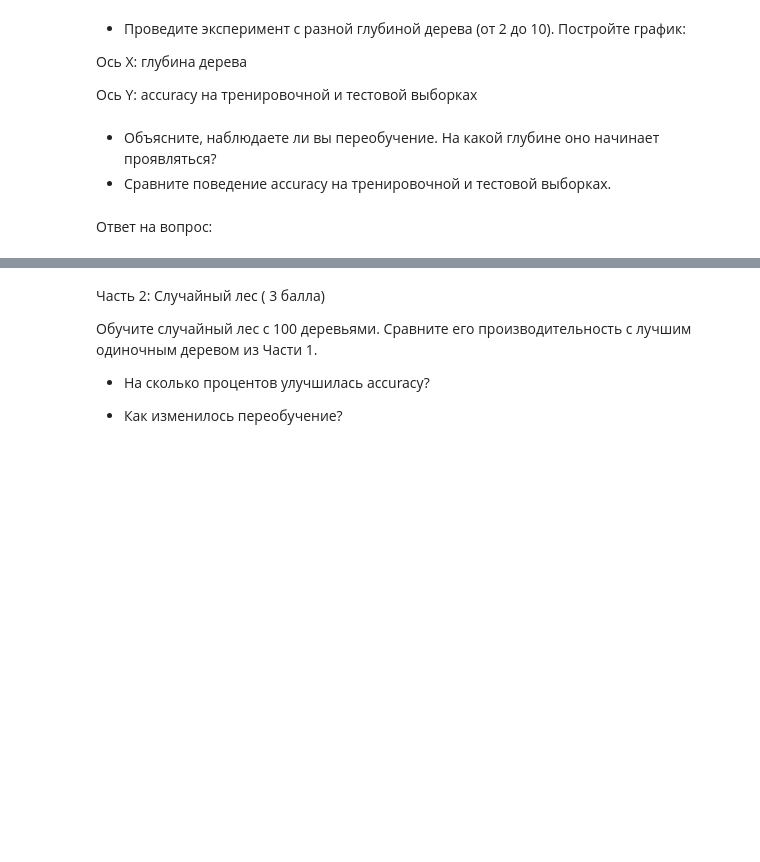
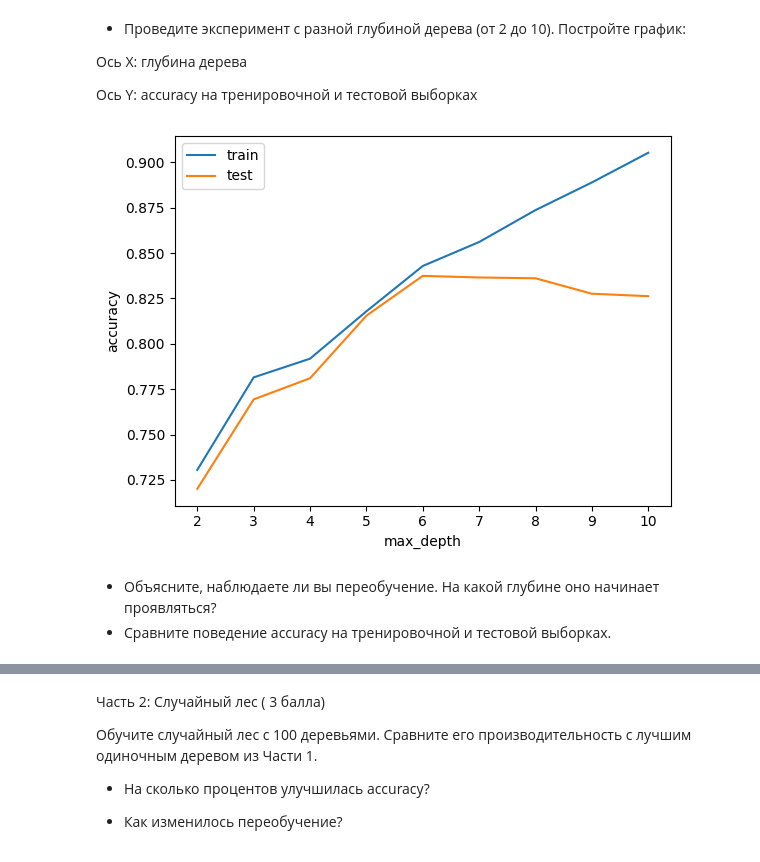
Before and after one commit to Lizavetka99/t-akademy, a Jupyter notebook: ml hw4/Домашнее_задание_4.ipynb, the cells around one changed output, grey strips where cells are left out. Drawn from its saved outputs; the diff is of its cells as text; code cells hidden in the pictures; blank space fills up the shorter version.

```diff
--- a/ml hw4/Домашнее_задание_4.ipynb
+++ b/ml hw4/Домашнее_задание_4.ipynb
@@ -25,0 +99,6 @@ Path to dataset files: /root/.cache/kagglehub/datasets/janiobachmann/bank-market
+# %%
+from sklearn.preprocessing import LabelEncoder
+
+le = LabelEncoder()
+data["marital"] = le.fit_transform(data["marital"])
+data.head()
@@ -39,8 +206,28 @@ Path to dataset files: /root/.cache/kagglehub/datasets/janiobachmann/bank-market
 Ось X: глубина дерева
 
 Ось Y: accuracy на тренировочной и тестовой выборках
+# %%
+acc_arr_train = []
+acc_arr_test = []
+
+for i in range(2, 11):
+  model = DecisionTreeClassifier(max_depth=i)
+  model.fit(X_train, y_train)
+  y_train_pred = model.predict(X_train)
+  y_test_pred = model.predict(X_test)
+
+  acc_arr_train.append(accuracy_score(y_train, y_train_pred))
+  acc_arr_test.append(accuracy_score(y_test, y_test_pred))
+
+
+plt.plot(range(2, 11), acc_arr_train, label="train")
+plt.plot(range(2, 11), acc_arr_test, label="test")
+plt.xlabel("max_depth")
+plt.ylabel("accuracy")
+plt.legend()
+plt.show()
+# %% [output]
+[figure, added]
 # %% [markdown]
 - Объясните, наблюдаете ли вы переобучение. На какой глубине оно начинает проявляться?
 - Сравните поведение accuracy на тренировочной и тестовой выборках.
-# %% [markdown]
-Ответ на вопрос:
```
Also changed, not shown: parts of 27 cells of this notebook.
